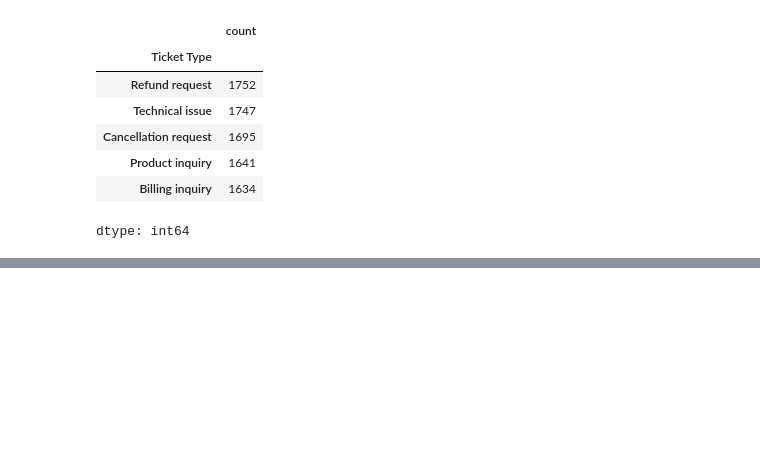
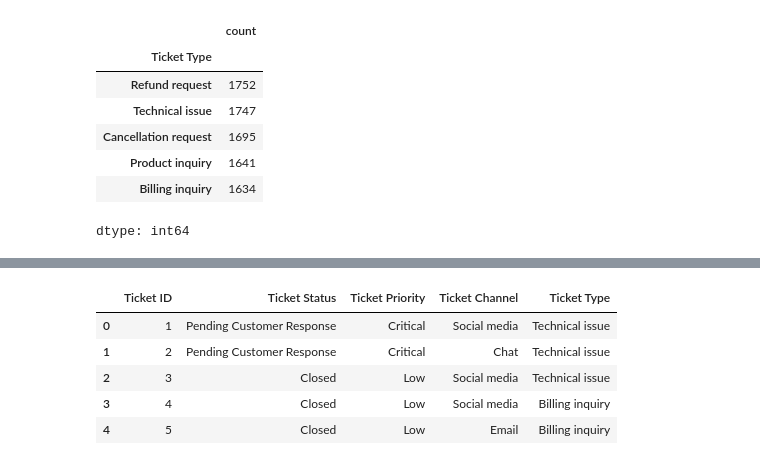
Before and after one commit to Jowayria-27/Artifical-Intelligence-Project, a Jupyter notebook: Customer_Ticket.ipynb, the cells around one changed output, grey strips where cells are left out. Drawn from its saved outputs; the diff is of its cells as text; code cells hidden in the pictures; blank space fills up the shorter version.

```diff
--- a/Customer_Ticket.ipynb
+++ b/Customer_Ticket.ipynb
@@ -141,0 +149,10 @@ dtype: int64
+# %%
+df_encode=df[['Ticket ID','Ticket Status','Ticket Priority','Ticket Channel','Ticket Type']]
+df_encode.head(5)
+# %% [output]
+|  | Ticket ID | Ticket Status | Ticket Priority | Ticket Channel | Ticket Type |
+| 0 | 1 | Pending Customer Response | Critical | Social media | Technical issue |
+| 1 | 2 | Pending Customer Response | Critical | Chat | Technical issue |
+| 2 | 3 | Closed | Low | Social media | Technical issue |
+| 3 | 4 | Closed | Low | Social media | Billing inquiry |
+| 4 | 5 | Closed | Low | Email | Billing inquiry |
```
Also changed, not shown: parts of 3 cells of this notebook.
